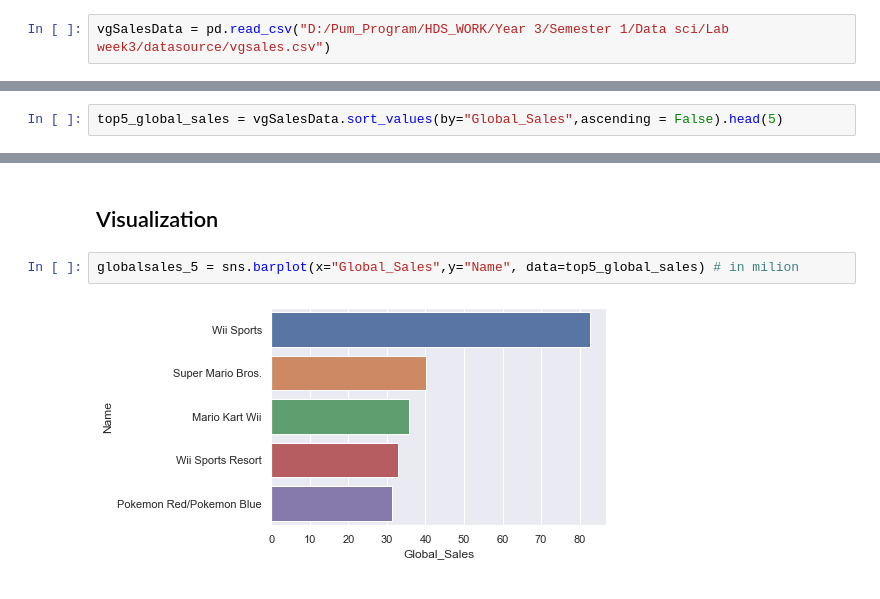
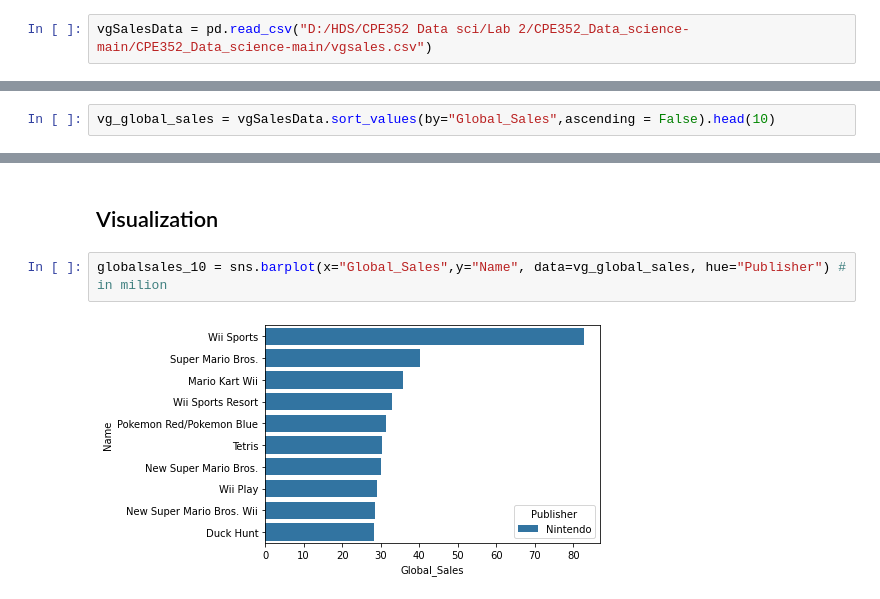
Before and after one commit to pumpumzpum/CPE352_Data_science, a Jupyter notebook: Data_science_Lab2.ipynb, the cells around one changed output, grey strips where cells are left out. Saved outputs shown, nothing was run; the diff lists cells and outputs as text.

```diff
--- a/Data_science_Lab2.ipynb
+++ b/Data_science_Lab2.ipynb
@@ -38,7 +38,7 @@ import seaborn as sns
 #Counting data
 from collections import Counter
 # %%
-vgSalesData = pd.read_csv("D:/Pum_Program/HDS_WORK/Year 3/Semester 1/Data sci/Lab week3/datasource/vgsales.csv")
+vgSalesData = pd.read_csv("D:/HDS/CPE352 Data sci/Lab 2/CPE352_Data_science-main/CPE352_Data_science-main/vgsales.csv")
 # %% [markdown]
 ## Identify form of data
 # %% [markdown]
@@ -310,3 +314,3 @@ publisher_5 = sns.countplot(data = data_top5_publisher, y = "Publisher")
 # %%
-top5_global_sales = vgSalesData.sort_values(by="Global_Sales",ascending = False).head(5)
+vg_global_sales = vgSalesData.sort_values(by="Global_Sales",ascending = False).head(10)
 # %%
@@ -321,6 +330,6 @@ top5_global_sales
 # %% [markdown]
 ## Visualization
 # %%
-globalsales_5 = sns.barplot(x="Global_Sales",y="Name", data=top5_global_sales) # in milion
+globalsales_10 = sns.barplot(x="Global_Sales",y="Name", data=vg_global_sales, hue="Publisher") # in milion
 # %% [output]
-[figure, old version]
+[figure, new version]
```
Also changed, not shown: parts of 26 cells of this notebook.
